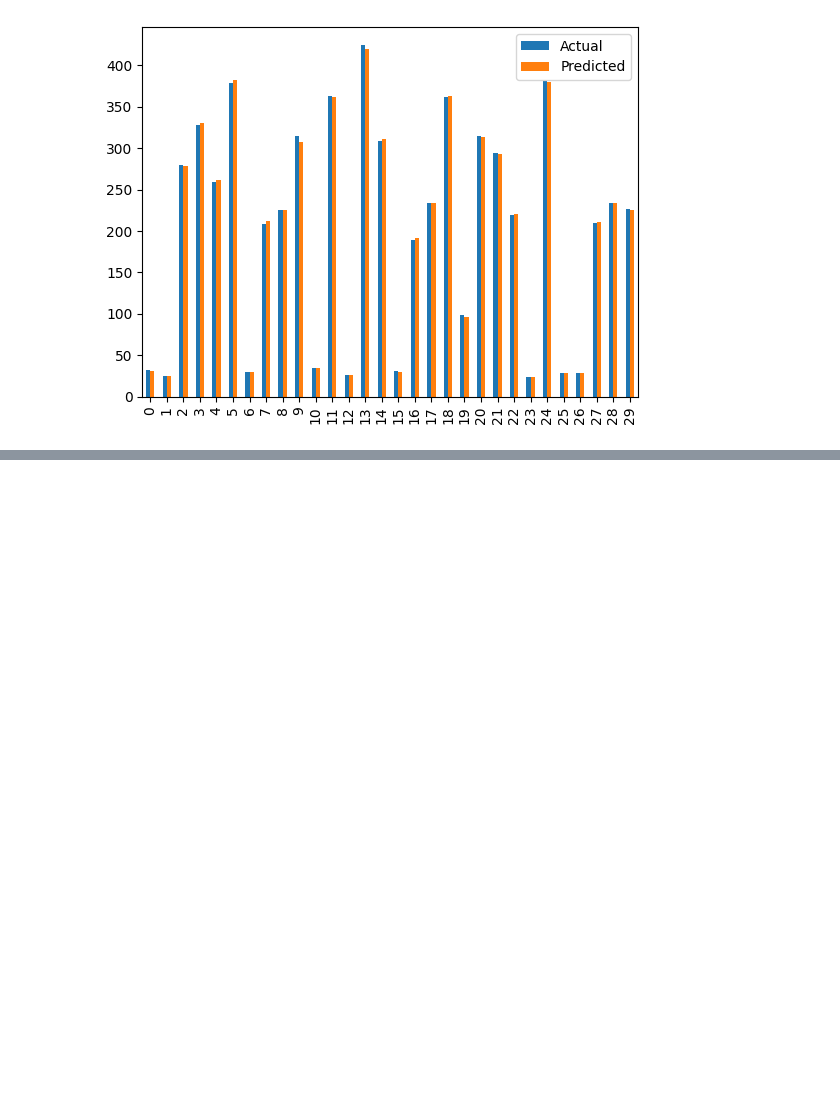
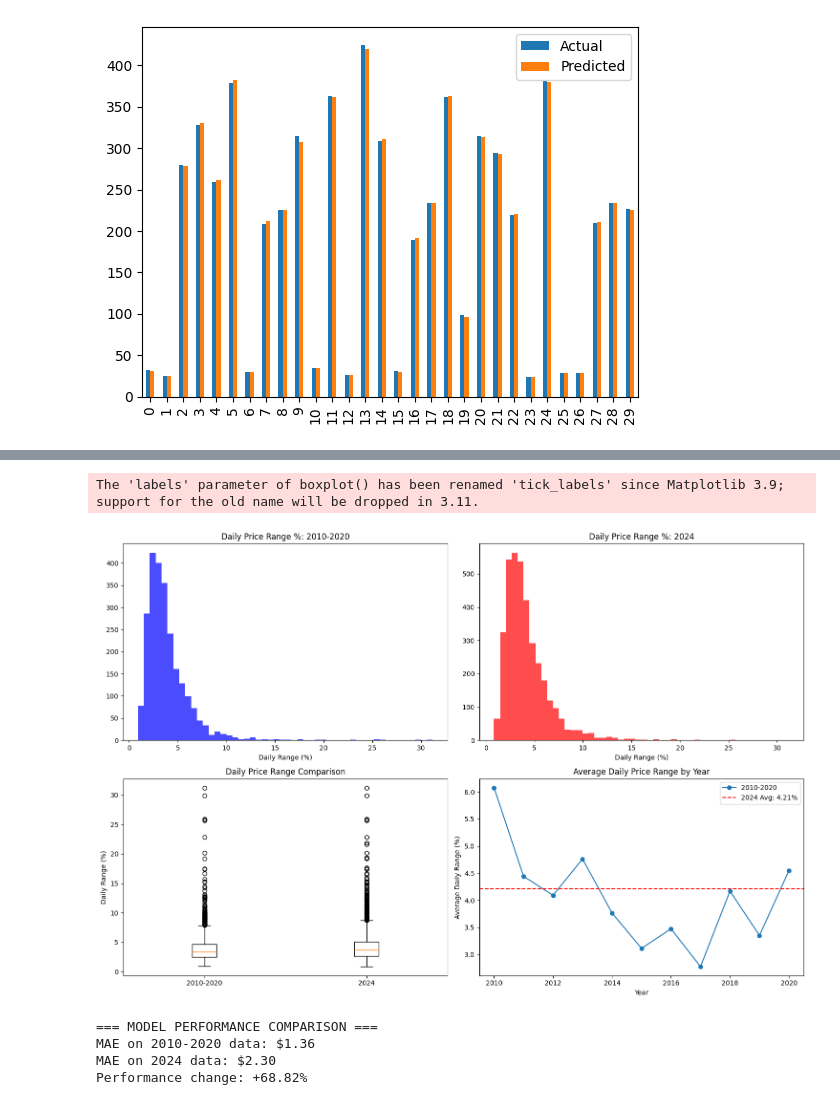
Before and after one commit to Lorenzoam03/GDSC_Intro_to_Machine_Learning, a Jupyter notebook: Tesla's_stock_price_prediction_(sklearn).ipynb, the cells around one changed output, grey strips where cells are left out. Saved outputs shown, nothing was run; the diff lists cells and outputs as text; code cells hidden in the pictures; blank space fills up the shorter version.

```diff
--- a/Tesla's_stock_price_prediction_(sklearn).ipynb
+++ b/Tesla's_stock_price_prediction_(sklearn).ipynb
@@ -262,0 +708,75 @@ graph.plot(kind='bar')
+# %%
+def compare_price_ranges(old_df, new_df):
+    # Calculate daily price ranges
+    old_df['Daily_Range'] = (old_df['High'] - old_df['Low']) / old_df['Close'] * 100
+    new_df['Daily_Range'] = (new_df['High'] - new_df['Low']) / new_df['Close'] * 100
+
+    fig, axes = plt.subplots(2, 2, figsize=(15, 10))
+
+    # Daily range comparison
+    axes[0,0].hist(old_df['Daily_Range'].dropna(), bins=50, alpha=0.7, color='blue', label='2010-2020')
+    axes[0,0].set_title('Daily Price Range %: 2010-2020')
+    axes[0,0].set_xlabel('Daily Range (%)')
+
+    axes[0,1].hist(new_df['Daily_Range'].dropna(), bins=50, alpha=0.7, color='red', label='2024')
+    axes[0,1].set_title('Daily Price Range %: 2024')
+    axes[0,1].set_xlabel('Daily Range (%)')
+
+    # Box plot comparison
+    range_data = [old_df['Daily_Range'].dropna(), new_df['Daily_Range'].dropna()]
+    axes[1,0].boxplot(range_data, labels=['2010-2020', '2024'])
+    axes[1,0].set_title('Daily Price Range Comparison')
+    axes[1,0].set_ylabel('Daily Range (%)')
+
+    # Average daily range by year
+    old_yearly_range = old_df.groupby(old_df['Date'].dt.year)['Daily_Range'].mean()
+    axes[1,1].plot(old_yearly_range.index, old_yearly_range.values, marker='o', label='2010-2020')
+    axes[1,1].axhline(y=new_df['Daily_Range'].mean(), color='red', linestyle='--',
+                     label=f'2024 Avg: {new_df["Daily_Range"].mean():.2f}%')
+    axes[1,1].set_title('Average Daily Price Range by Year')
+    axes[1,1].set_xlabel('Year')
+    axes[1,1].set_ylabel('Average Daily Range (%)')
+    axes[1,1].legend()
+
+    plt.tight_layout()
+    plt.show()
+compare_price_ranges(old_data, new_data)
+# %% [output]
+The 'labels' parameter of boxplot() has been renamed 'tick_labels' since Matplotlib 3.9; support for the old name will be dropped in 3.11.
+[figure, added]
+# %%
+def compare_model_performance(old_df, new_df):
+    from sklearn.linear_model import LinearRegression
+    from sklearn.metrics import mean_absolute_error, mean_squared_error
+
+    # Train model on old data
+    X_old = old_df[['High', 'Low', 'Open', 'Volume']].values
+    y_old = old_df['Close'].values
+
+    model = LinearRegression()
+    model.fit(X_old, y_old)
+
+    # Test on both datasets
+    X_new = new_df[['High', 'Low', 'Open', 'Volume']].values
+    y_new = new_df['Close'].values
+
+    # Predictions
+    y_pred_old = model.predict(X_old)
+    y_pred_new = model.predict(X_new)
+
+    # Calculate metrics
+    mae_old = mean_absolute_error(y_old, y_pred_old)
+    mae_new = mean_absolute_error(y_new, y_pred_new)
+
+    print("=== MODEL PERFORMANCE COMPARISON ===")
+    print(f"MAE on 2010-2020 data: ${mae_old:.2f}")
+    print(f"MAE on 2024 data: ${mae_new:.2f}")
+    print(f"Performance change: {((mae_new - mae_old) / mae_old) * 100:+.2f}%")
+
+    return model, mae_old, mae_new
+model, mae_old, mae_new = compare_model_performance(old_data, new_data)
+# %% [output]
+=== MODEL PERFORMANCE COMPARISON ===
+MAE on 2010-2020 data: $1.36
+MAE on 2024 data: $2.30
+Performance change: +68.82%
```
Also changed, not shown: parts of 24 cells of this notebook.
